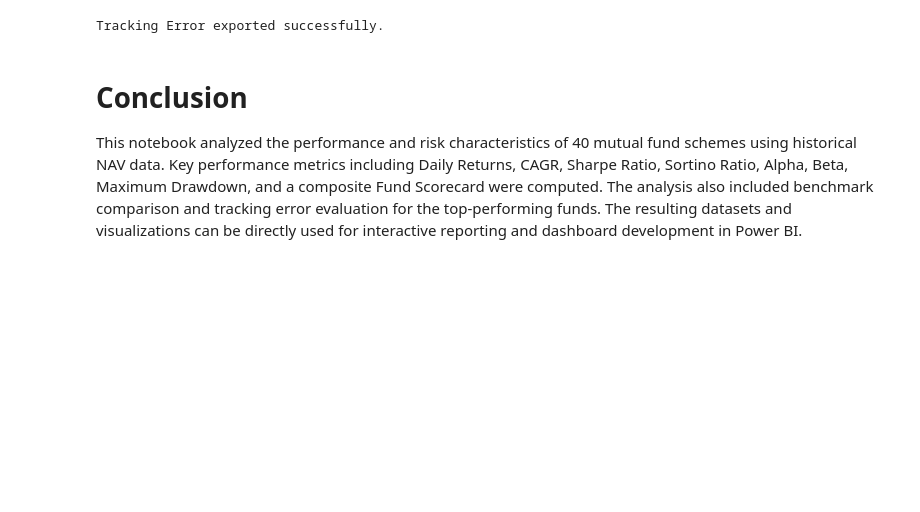
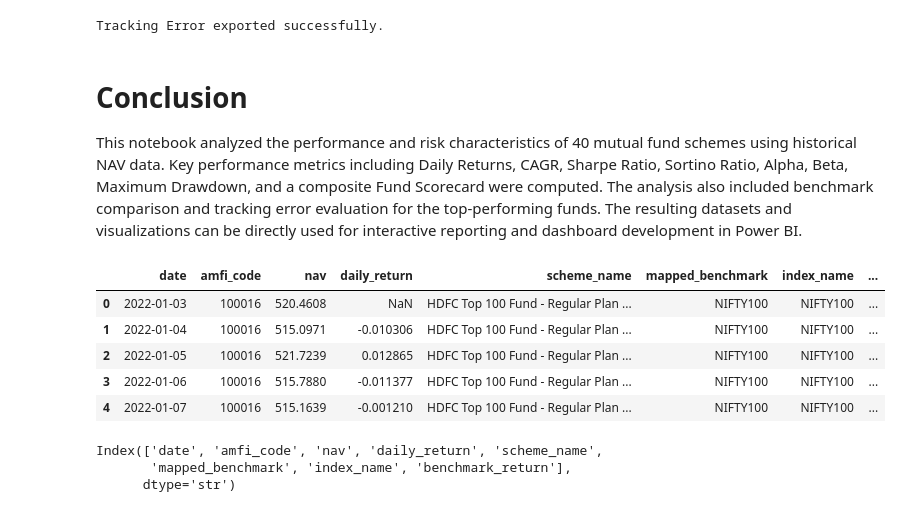
Before and after one commit to HiteshTomar2004/Bluestock_mf_capstone, a Jupyter notebook: notebooks/Performance_Analytics.ipynb, the cells around one changed output. Saved outputs shown, nothing was run; the diff lists cells and outputs as text; code cells hidden in the pictures; blank space fills up the shorter version.

Commit message:
Add Power BI dashboard, NAV benchmarking, and performance analytics

```diff
--- a/notebooks/Performance_Analytics.ipynb
+++ b/notebooks/Performance_Analytics.ipynb
@@ -2656,3 +2694,27 @@ Tracking Error exported successfully.
 # Conclusion
 
 This notebook analyzed the performance and risk characteristics of 40 mutual fund schemes using historical NAV data. Key performance metrics including Daily Returns, CAGR, Sharpe Ratio, Sortino Ratio, Alpha, Beta, Maximum Drawdown, and a composite Fund Scorecard were computed. The analysis also included benchmark comparison and tracking error evaluation for the top-performing funds. The resulting datasets and visualizations can be directly used for interactive reporting and dashboard development in Power BI.
+# %%
+nav_vs_benchmark_df = alpha_beta_returns_df.merge(
+    benchmark_returns_df[
+        ["date", "index_name", "benchmark_return"]
+    ],
+    left_on=["date", "mapped_benchmark"],
+    right_on=["date", "index_name"],
+    how="left",
+)
+
+nav_vs_benchmark_df.head()
+# %% [output]
+|  | date | amfi_code | nav | daily_return | scheme_name | mapped_benchmark | index_name | ... |
+| 0 | 2022-01-03 | 100016 | 520.4608 | NaN | HDFC Top 100 Fund - Regular Plan ... | NIFTY100 | NIFTY100 | ... |
+| 1 | 2022-01-04 | 100016 | 515.0971 | -0.010306 | HDFC Top 100 Fund - Regular Plan ... | NIFTY100 | NIFTY100 | ... |
+| 2 | 2022-01-05 | 100016 | 521.7239 | 0.012865 | HDFC Top 100 Fund - Regular Plan ... | NIFTY100 | NIFTY100 | ... |
+| 3 | 2022-01-06 | 100016 | 515.7880 | -0.011377 | HDFC Top 100 Fund - Regular Plan ... | NIFTY100 | NIFTY100 | ... |
+| 4 | 2022-01-07 | 100016 | 515.1639 | -0.001210 | HDFC Top 100 Fund - Regular Plan ... | NIFTY100 | NIFTY100 | ... |
+# %%
+print(nav_vs_benchmark_df.columns)
+# %% [output]
+Index(['date', 'amfi_code', 'nav', 'daily_return', 'scheme_name',
+       'mapped_benchmark', 'index_name', 'benchmark_return'],
+      dtype='str')
```
Also changed, not shown: parts of 6 cells of this notebook, 10 other files.
